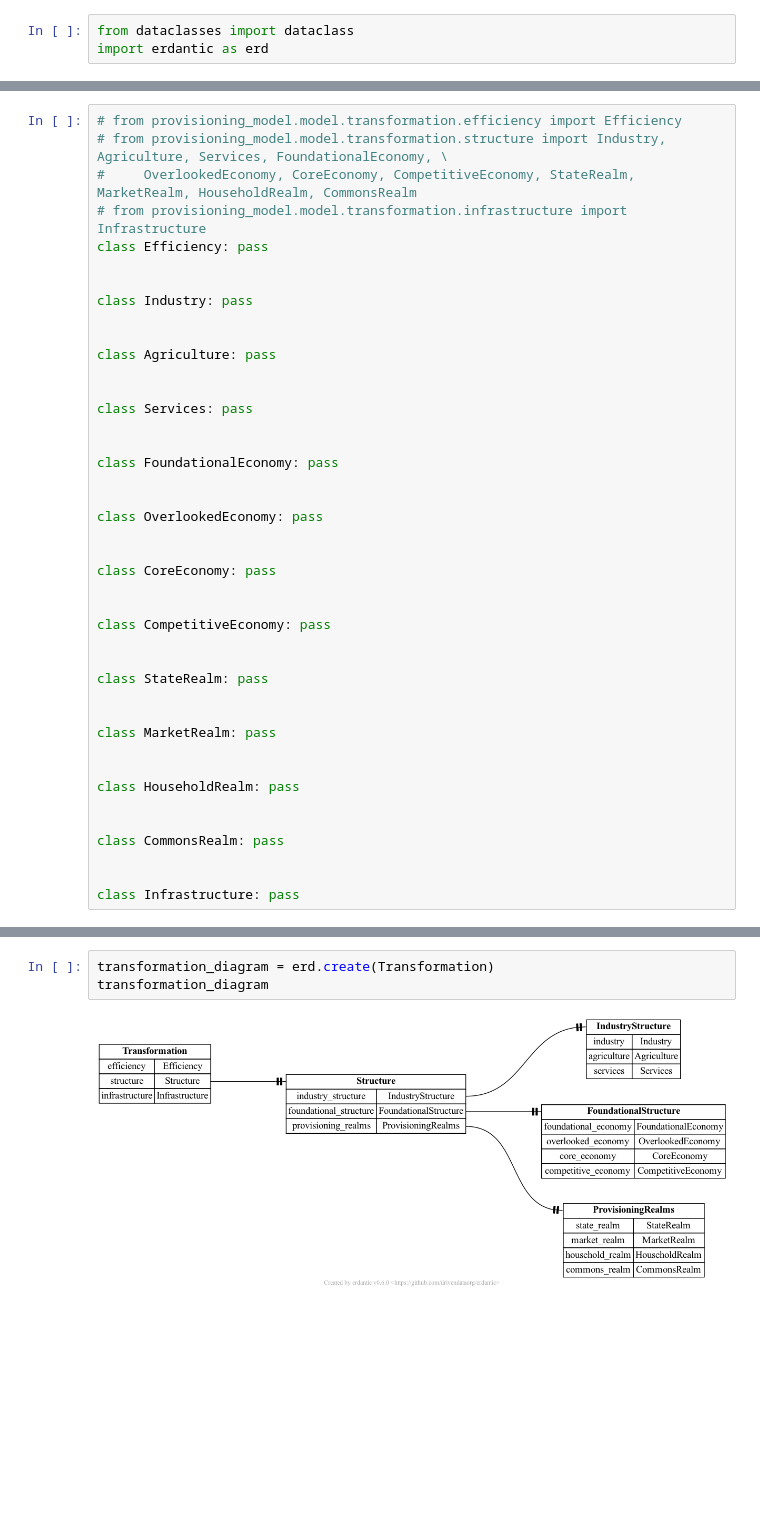
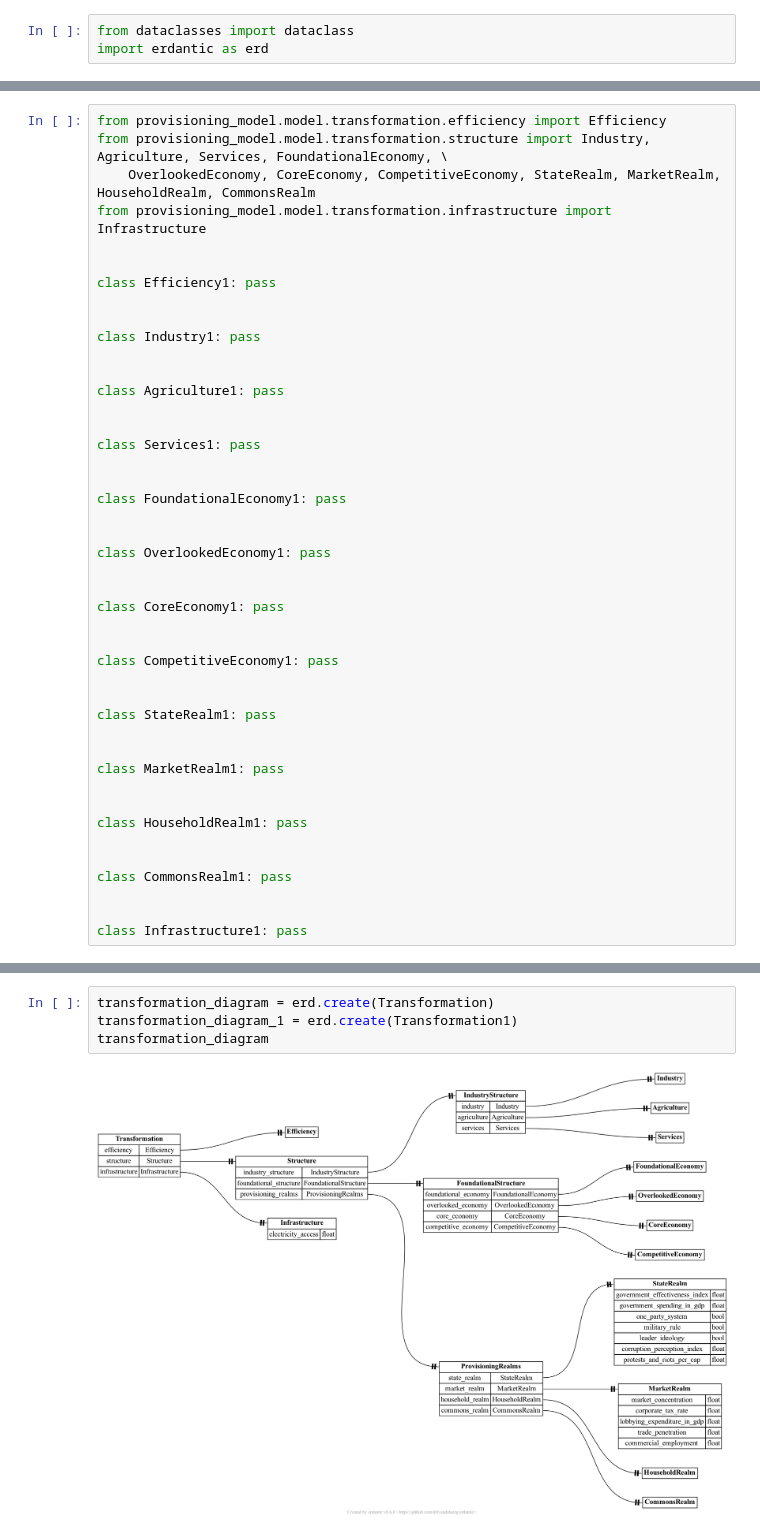
Before and after one commit to saviorand/provisioning-model, a Jupyter notebook: provisioning_model/notebooks/model.ipynb, the cells around one changed output, grey strips where cells are left out. Drawn from its saved outputs; the diff is of its cells as text; blank space fills up the shorter version.

```diff
--- a/provisioning_model/notebooks/model.ipynb
+++ b/provisioning_model/notebooks/model.ipynb
@@ -22,43 +22,45 @@ class Imports: pass
 # %%
-# from provisioning_model.model.transformation.efficiency import Efficiency
-# from provisioning_model.model.transformation.structure import Industry, Agriculture, Services, FoundationalEconomy, \
-#     OverlookedEconomy, CoreEconomy, CompetitiveEconomy, StateRealm, MarketRealm, HouseholdRealm, CommonsRealm
-# from provisioning_model.model.transformation.infrastructure import Infrastructure
-class Efficiency: pass
+from provisioning_model.model.transformation.efficiency import Efficiency
+from provisioning_model.model.transformation.structure import Industry, Agriculture, Services, FoundationalEconomy, \
+    OverlookedEconomy, CoreEconomy, CompetitiveEconomy, StateRealm, MarketRealm, HouseholdRealm, CommonsRealm
+from provisioning_model.model.transformation.infrastructure import Infrastructure
 
 
-class Industry: pass
+class Efficiency1: pass
 
 
-class Agriculture: pass
+class Industry1: pass
 
 
-class Services: pass
+class Agriculture1: pass
 
 
-class FoundationalEconomy: pass
+class Services1: pass
 
 
-class OverlookedEconomy: pass
+class FoundationalEconomy1: pass
 
 
-class CoreEconomy: pass
+class OverlookedEconomy1: pass
 
 
-class CompetitiveEconomy: pass
+class CoreEconomy1: pass
 
 
-class StateRealm: pass
+class CompetitiveEconomy1: pass
 
 
-class MarketRealm: pass
+class StateRealm1: pass
 
 
-class HouseholdRealm: pass
+class MarketRealm1: pass
 
 
-class CommonsRealm: pass
+class HouseholdRealm1: pass
 
 
-class Infrastructure: pass
+class CommonsRealm1: pass
+
+
+class Infrastructure1: pass
 # %%
@@ -141,7 +200,8 @@ extraction_diagram
 # %%
 transformation_diagram = erd.create(Transformation)
+transformation_diagram_1 = erd.create(Transformation1)
 transformation_diagram
 # %% [output]
-[figure, old version]
+[figure, new version]
 # %%
 dissipation_diagram = erd.create(Dissipation)
```
Also changed, not shown: parts of 8 cells of this notebook, 2 other files.
